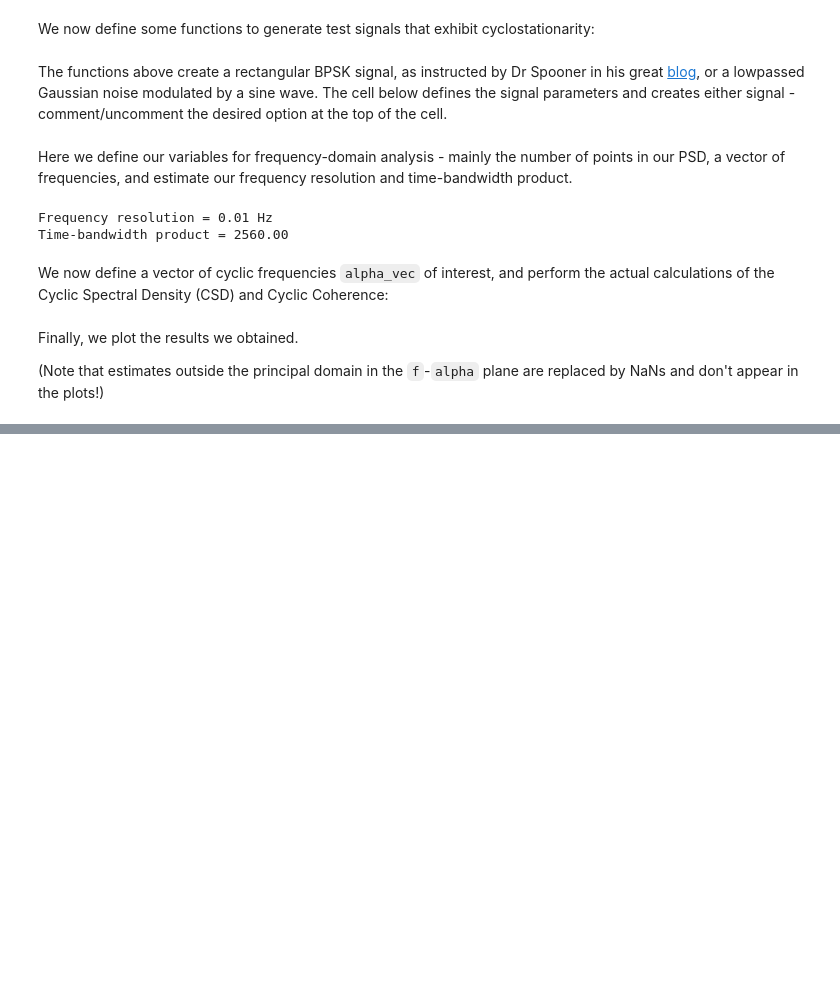
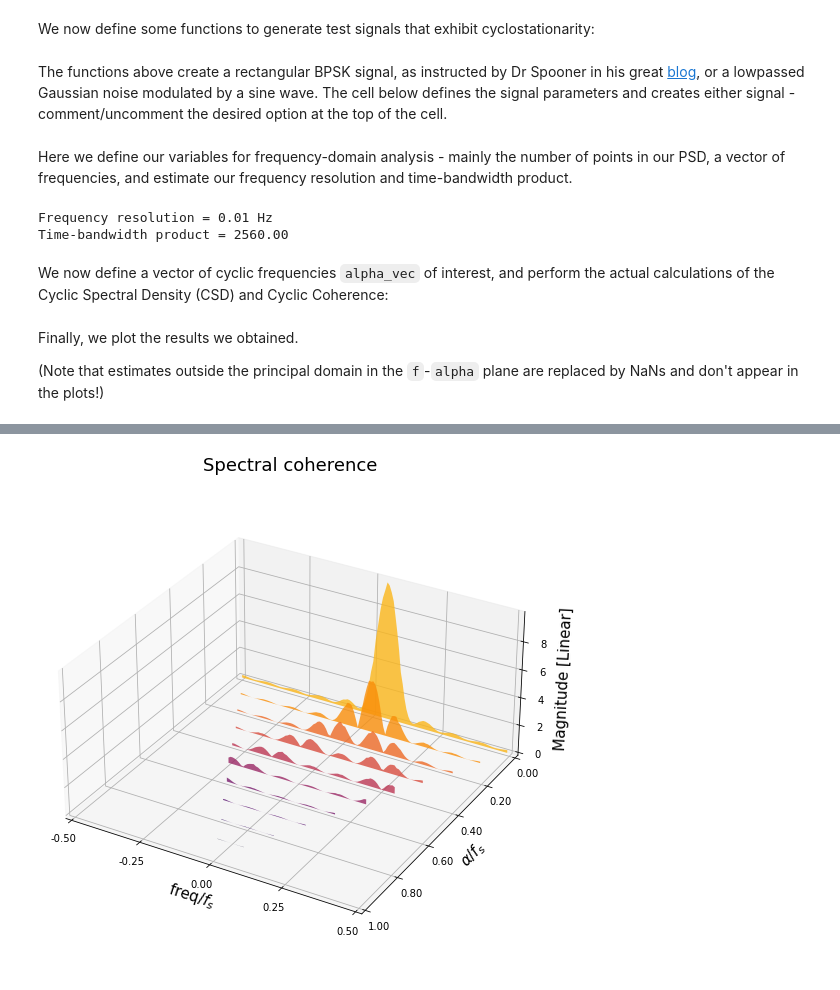
Before and after one commit to fchirono/cyclostationarity_analysis, a Jupyter notebook: cyclostationary_analysis.ipynb, the cells around one changed output, grey strips where cells are left out. Drawn from its saved outputs; the diff is of its cells as text; code cells hidden in the pictures; blank space fills up the shorter version.

```diff
--- a/cyclostationary_analysis.ipynb
+++ b/cyclostationary_analysis.ipynb
@@ -308,0 +301,89 @@ Text(0.5, 0.5, 'Freq/fs')
+# %%
+# %% plot spectral correlation density and spectral coherence in 3D
+
+# ----------------------------------------------------------------------------
+# These figures were adapted from a Matplotlib example, at
+# https://matplotlib.org/stable/gallery/mplot3d/polys3d.html#sphx-glr-gallery-mplot3d-polys3d-py
+# ----------------------------------------------------------------------------
+
+from matplotlib.collections import PolyCollection
+
+def polygon_under_graph(x, y):
+    """
+    Construct the vertex list which defines the polygon filling the space under
+    the (x, y) line graph. This assumes x is in ascending order.
+    """
+    return [(x[0], 0.), *zip(x, y), (x[-1], 0.)]
+
+
+# create boolean mask for frequencies inside principal domain in f-alpha plane
+freqs_inside = np.zeros((N_alpha, N_psd), dtype='bool')
+for a, alpha in enumerate(alpha_vec):
+    freqs_inside[a, :] = (np.abs(freq_vec) <= (fs - np.abs(alpha))/2)
+
+
+# ----------------------------------------------------------------------------
+# plot spectral correlation density
+fig1 = plt.figure(figsize=(12, 9))
+ax1 = fig1.add_subplot(projection='3d')
+
+verts = [polygon_under_graph(freq_vec[freqs_inside[a]]/fs,
+                             np.abs(Syy[a, freqs_inside[a]]))
+         for a in range(N_alpha)]
+
+# create list of facecolors
+facecolors = plt.colormaps['inferno'](np.linspace(0, 1, len(verts)+2))[:len(verts)]
+transparency = 0.8
+
+poly1 = PolyCollection(verts[::-1], facecolors=facecolors, alpha=transparency)
+ax1.add_collection3d(poly1, zs=alpha_vec[::-1], zdir='y')
+
+ax1.set(xlim = (-0.5, 0.5),
+        ylim = (alpha_vec[-1], alpha_vec[0]),
+        zlim = (0., np.nanmax(np.abs(Syy))))
+
+ax1.set_xlabel(r'freq/$f_s$', fontsize=15)
+ax1.set_xticks(np.linspace(-0.5, 0.5, 5),
+              labels=['{:.2f}'.format(f) for f in np.linspace(-0.5, 0.5, 5)])
+
+ax1.set_ylabel(r'$\alpha/f_s$', fontsize=15)
+ax1.set_yticks(alpha_vec[::2])
+ax1.set_yticklabels(['{:.2f}'.format(a) for a in alpha_vec[::2]])
+
+ax1.set_zlabel('Magnitude [Linear]', fontsize=15)
+
+ax1.set_box_aspect((1, 1, 0.5))
+ax1.set_title('Spectral coherence', fontsize=18)
+
+
+# ----------------------------------------------------------------------------
+# plot coherence
+fig2 = plt.figure(figsize=(12, 9))
+ax2 = fig2.add_subplot(projection='3d')
+
+verts2 = [polygon_under_graph(freq_vec[freqs_inside[a]]/fs,
+                              np.abs(rho_y[a, freqs_inside[a]]))
+          for a in range(N_alpha)]
+
+
+poly2 = PolyCollection(verts2[::-1], facecolors=facecolors,
+                       alpha=transparency)
+ax2.add_collection3d(poly2, zs=alpha_vec[::-1], zdir='y')
+
+ax2.set(xlim = (-0.5, 0.5),
+        ylim = (alpha_vec[-1], alpha_vec[0]),
+        zlim = (0., 1.))
+
+ax2.set_xlabel(r'freq/$f_s$', fontsize=15)
+ax2.set_xticks(np.linspace(-0.5, 0.5, 5),
+               labels=['{:.2f}'.format(f) for f in np.linspace(-0.5, 0.5, 5)])
+
+ax2.set_ylabel(r'$\alpha/f_s$', fontsize=15)
+ax2.set_yticks(alpha_vec[::2])
+ax2.set_yticklabels(['{:.2f}'.format(a) for a in alpha_vec[::2]])
+
+ax2.set_zlabel('Magnitude [Linear]', fontsize=15)
+
+ax2.set_box_aspect((1, 1, 0.5))
+ax2.set_title('Spectral coherence', fontsize=18)
+# %% [output]
@@ -308,0 +391 @@ Text(0.5, 0.5, 'Freq/fs')
+[figure, added]
```
Also changed, not shown: parts of 5 cells of this notebook.
